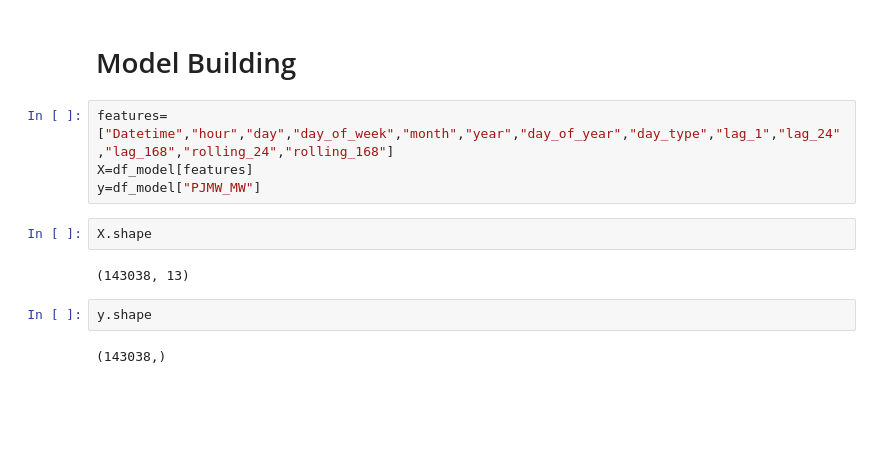
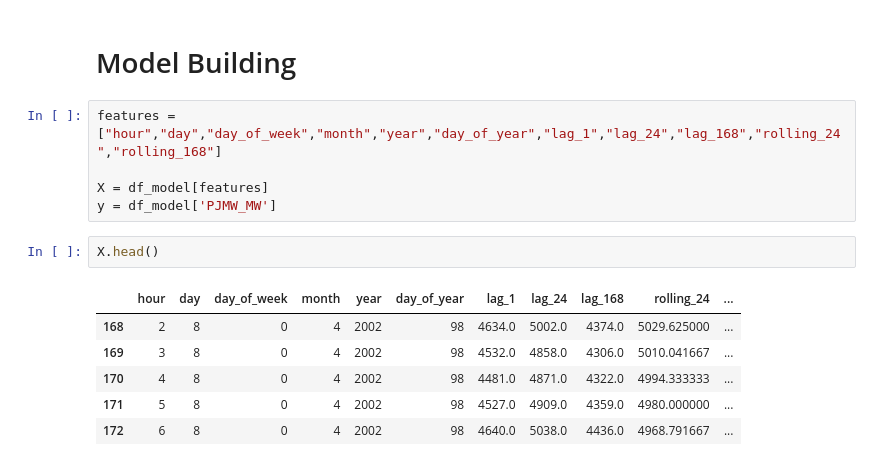
Before and after one commit to balajikoduru/Forecasting_power_supply_demand, a Jupyter notebook: Forecasting_power_supply_project/project.ipynb, the cells around one changed output. Cells and saved outputs as stored; diff of their text form; blank space fills up the shorter version.

```diff
--- a/Forecasting_power_supply_project/project.ipynb
+++ b/Forecasting_power_supply_project/project.ipynb
@@ -625,14 +625,16 @@ df_model.head()
 # %% [markdown]
 # Model Building
 # %%
-features=["Datetime","hour","day","day_of_week","month","year","day_of_year","day_type","lag_1","lag_24","lag_168","rolling_24","rolling_168"]
-X=df_model[features]
-y=df_model["PJMW_MW"]
+features = ["hour","day","day_of_week","month","year","day_of_year","lag_1","lag_24","lag_168","rolling_24","rolling_168"]
+
+X = df_model[features]
+y = df_model['PJMW_MW']
-# %%
-X.shape
-# %% [output]
-(143038, 13)
-# %%
-y.shape
-# %% [output]
-(143038,)
+# %%
+X.head()
+# %% [output]
+|  | hour | day | day_of_week | month | year | day_of_year | lag_1 | lag_24 | lag_168 | rolling_24 | ... |
+| 168 | 2 | 8 | 0 | 4 | 2002 | 98 | 4634.0 | 5002.0 | 4374.0 | 5029.625000 | ... |
+| 169 | 3 | 8 | 0 | 4 | 2002 | 98 | 4532.0 | 4858.0 | 4306.0 | 5010.041667 | ... |
+| 170 | 4 | 8 | 0 | 4 | 2002 | 98 | 4481.0 | 4871.0 | 4322.0 | 4994.333333 | ... |
+| 171 | 5 | 8 | 0 | 4 | 2002 | 98 | 4527.0 | 4909.0 | 4359.0 | 4980.000000 | ... |
+| 172 | 6 | 8 | 0 | 4 | 2002 | 98 | 4640.0 | 5038.0 | 4436.0 | 4968.791667 | ... |
```
Also changed, not shown: parts of 6 cells of this notebook.
